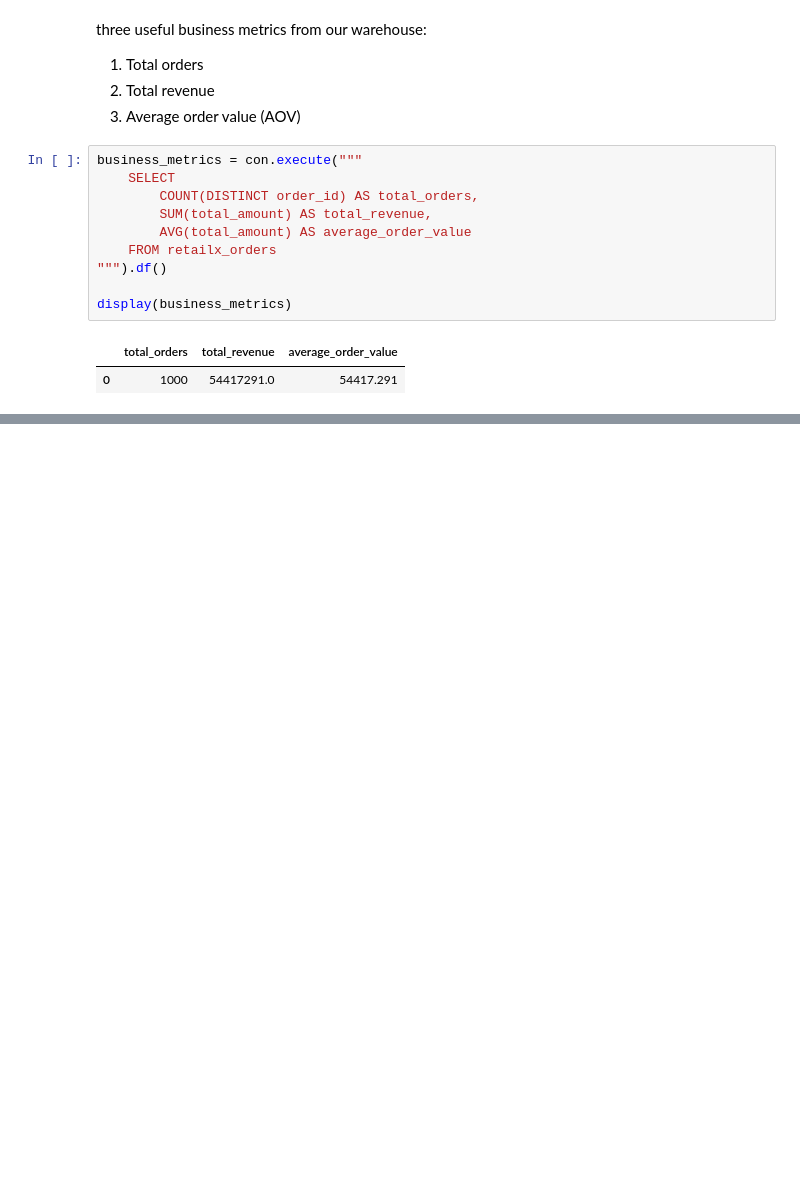
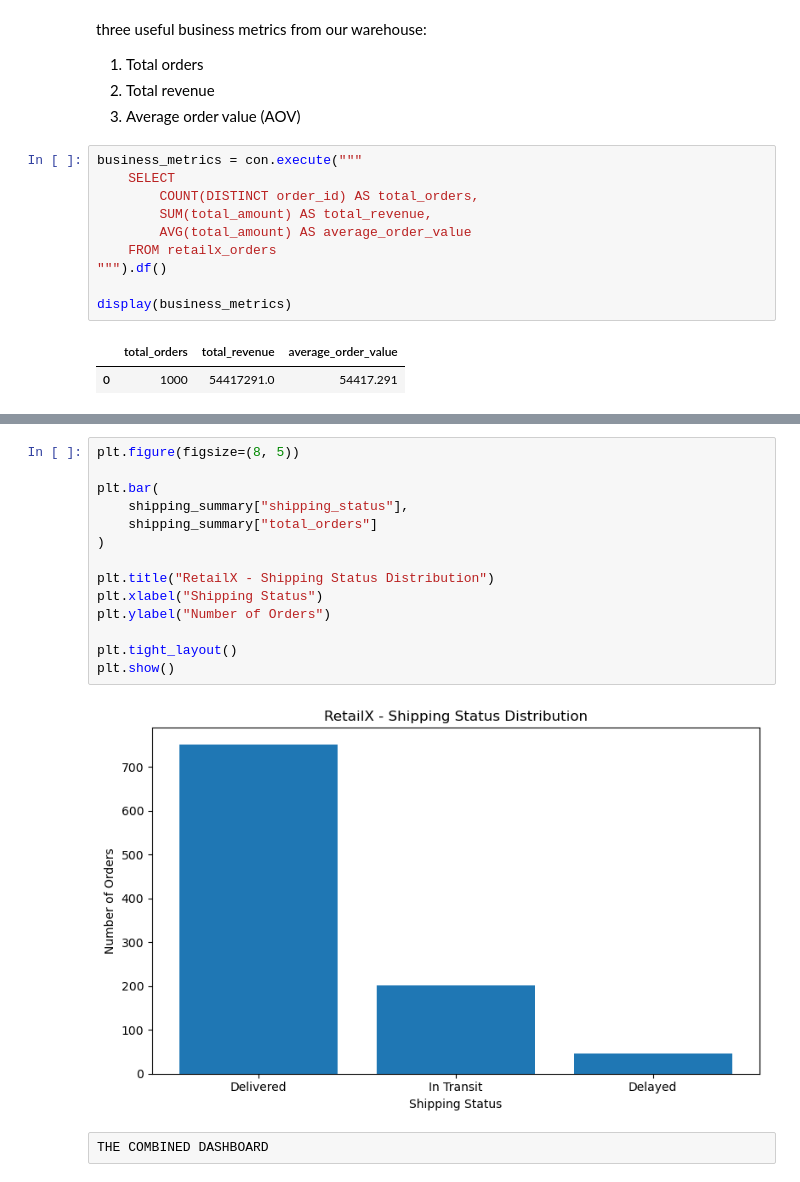
Before and after one commit to AbhayManhas26/end-to-end-data-engineering, a Jupyter notebook: 01_RetailX_Batch_Pipeline.ipynb, the cells around one changed output, grey strips where cells are left out. Cells and saved outputs as stored; diff of their text form; blank space fills up the shorter version.

```diff
--- a/01_RetailX_Batch_Pipeline.ipynb
+++ b/01_RetailX_Batch_Pipeline.ipynb
@@ -1104,0 +1236,18 @@ display(business_metrics)
+# %%
+plt.figure(figsize=(8, 5))
+
+plt.bar(
+    shipping_summary["shipping_status"],
+    shipping_summary["total_orders"]
+)
+
+plt.title("RetailX - Shipping Status Distribution")
+plt.xlabel("Shipping Status")
+plt.ylabel("Number of Orders")
+
+plt.tight_layout()
+plt.show()
+# %% [output]
+[figure, added]
+# %% [raw]
+THE COMBINED DASHBOARD
```
Also changed, not shown: parts of 12 cells of this notebook, 1 other file.
